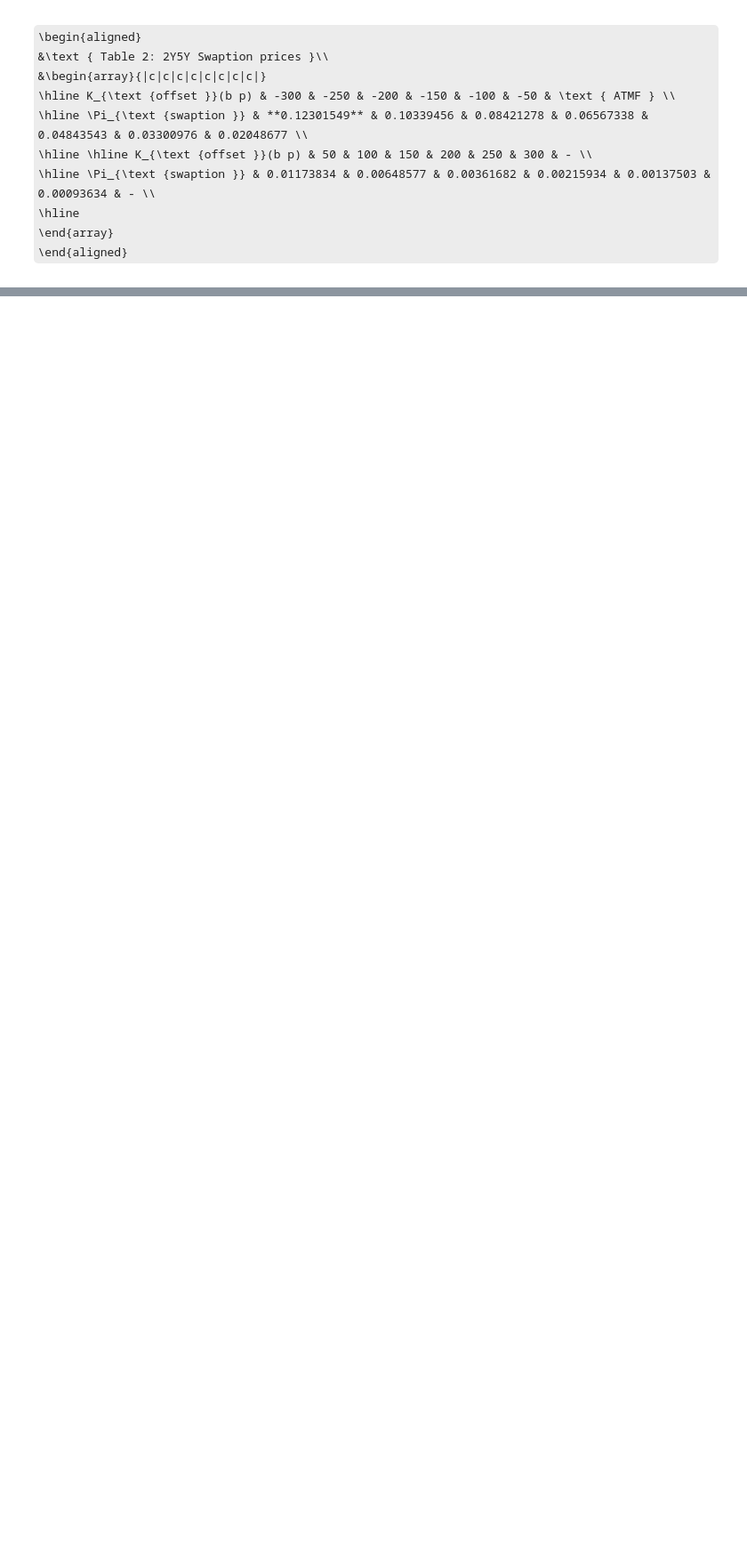
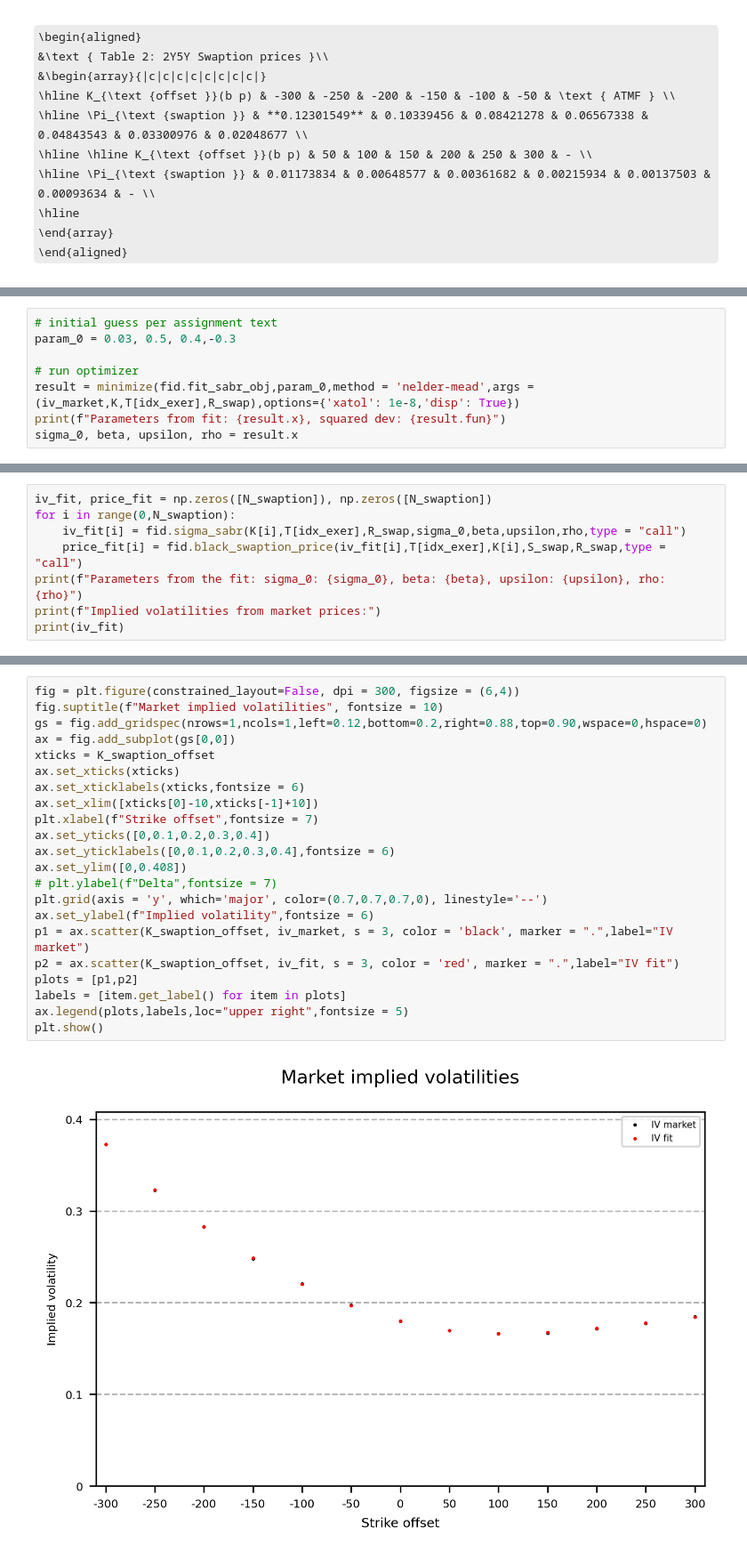
Before and after one commit to HansChristianPOLIT/Fixed-Income-Derivatives, a Jupyter notebook: SABRprep.ipynb, the cells around one changed output, grey strips where cells are left out. Shown at 89% size. Saved outputs shown, nothing was run; the diff lists cells and outputs as text; some formulas as TeX source; blank space fills up the shorter version.

```diff
--- a/SABRprep.ipynb
+++ b/SABRprep.ipynb
@@ -105,0 +122,8 @@ NameError: name 'K_swaption_offset' is not defined
+# %%
+# initial guess per assignment text
+param_0 = 0.03, 0.5, 0.4,-0.3
+
+# run optimizer
+result = minimize(fid.fit_sabr_obj,param_0,method = 'nelder-mead',args = (iv_market,K,T[idx_exer],R_swap),options={'xatol': 1e-8,'disp': True})
+print(f"Parameters from fit: {result.x}, squared dev: {result.fun}")
+sigma_0, beta, upsilon, rho = result.x
@@ -105,0 +136,8 @@ NameError: name 'K_swaption_offset' is not defined
+# %%
+iv_fit, price_fit = np.zeros([N_swaption]), np.zeros([N_swaption])
+for i in range(0,N_swaption):
+    iv_fit[i] = fid.sigma_sabr(K[i],T[idx_exer],R_swap,sigma_0,beta,upsilon,rho,type = "call")
+    price_fit[i] = fid.black_swaption_price(iv_fit[i],T[idx_exer],K[i],S_swap,R_swap,type = "call")
+print(f"Parameters from the fit: sigma_0: {sigma_0}, beta: {beta}, upsilon: {upsilon}, rho: {rho}")
+print(f"Implied volatilities from market prices:")
+print(iv_fit)
@@ -105,0 +152,24 @@ NameError: name 'K_swaption_offset' is not defined
+# %%
+fig = plt.figure(constrained_layout=False, dpi = 300, figsize = (6,4))
+fig.suptitle(f"Market implied volatilities", fontsize = 10)
+gs = fig.add_gridspec(nrows=1,ncols=1,left=0.12,bottom=0.2,right=0.88,top=0.90,wspace=0,hspace=0)
+ax = fig.add_subplot(gs[0,0])
+xticks = K_swaption_offset
+ax.set_xticks(xticks)
+ax.set_xticklabels(xticks,fontsize = 6)
+ax.set_xlim([xticks[0]-10,xticks[-1]+10])
+plt.xlabel(f"Strike offset",fontsize = 7)
+ax.set_yticks([0,0.1,0.2,0.3,0.4])
+ax.set_yticklabels([0,0.1,0.2,0.3,0.4],fontsize = 6)
+ax.set_ylim([0,0.408])
+# plt.ylabel(f"Delta",fontsize = 7)
+plt.grid(axis = 'y', which='major', color=(0.7,0.7,0.7,0), linestyle='--')
+ax.set_ylabel(f"Implied volatility",fontsize = 6)
+p1 = ax.scatter(K_swaption_offset, iv_market, s = 3, color = 'black', marker = ".",label="IV market")
+p2 = ax.scatter(K_swaption_offset, iv_fit, s = 3, color = 'red', marker = ".",label="IV fit")
+plots = [p1,p2]
+labels = [item.get_label() for item in plots]
+ax.legend(plots,labels,loc="upper right",fontsize = 5)
+plt.show()
+# %% [output]
+[figure, added]
```
Also changed, not shown: parts of 74 cells of this notebook.
